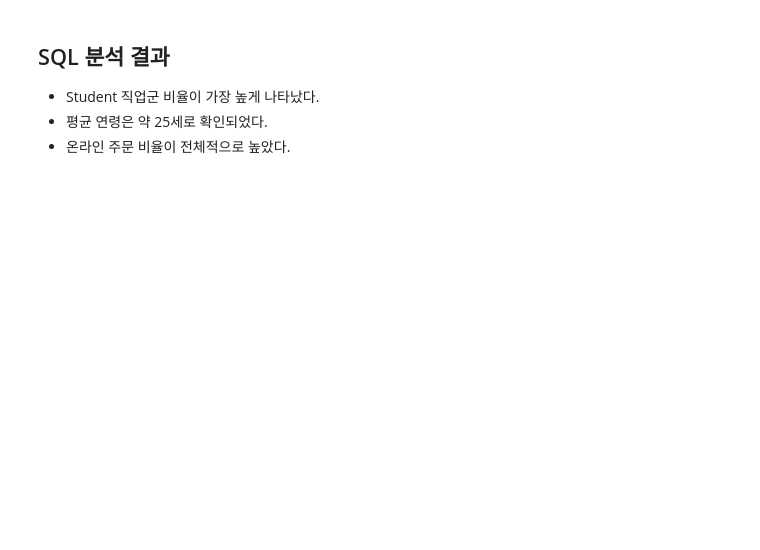
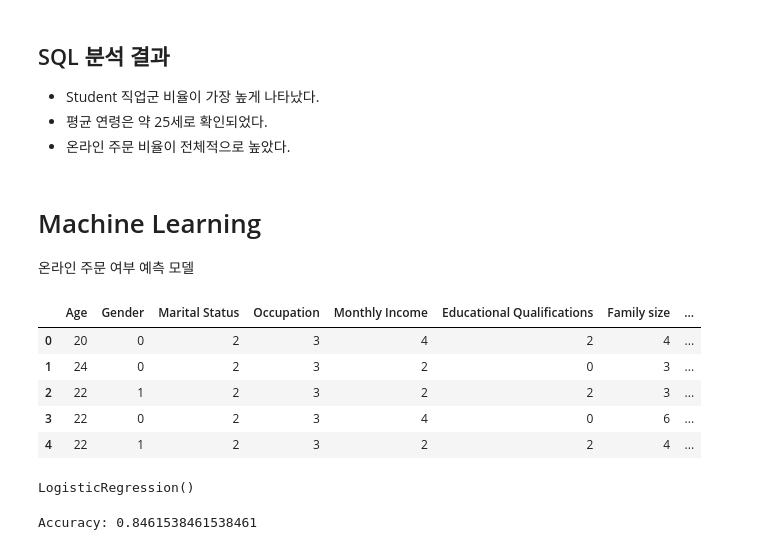
Before and after one commit to zuzusnasna/delivery-data-analysis, a Jupyter notebook: notebooks/delivery_analysis.ipynb, the cells around one changed output. Saved outputs shown, nothing was run; the diff lists cells and outputs as text; code cells hidden in the pictures; blank space fills up the shorter version.

```diff
--- a/notebooks/delivery_analysis.ipynb
+++ b/notebooks/delivery_analysis.ipynb
@@ -322,3 +322,6 @@ plt.show()
 - Student 직업군 비율이 가장 높게 나타났다.
 - 평균 연령은 약 25세로 확인되었다.
 - 온라인 주문 비율이 전체적으로 높았다.
+# %% [markdown]
+# Machine Learning
+온라인 주문 여부 예측 모델
@@ -324,0 +345,9 @@ plt.show()
+# %%
+ml_df.head()
+# %% [output]
+|  | Age | Gender | Marital Status | Occupation | Monthly Income | Educational Qualifications | Family size | ... |
+| 0 | 20 | 0 | 2 | 3 | 4 | 2 | 4 | ... |
+| 1 | 24 | 0 | 2 | 3 | 2 | 0 | 3 | ... |
+| 2 | 22 | 1 | 2 | 3 | 2 | 2 | 3 | ... |
+| 3 | 22 | 0 | 2 | 3 | 4 | 0 | 6 | ... |
+| 4 | 22 | 1 | 2 | 3 | 2 | 2 | 4 | ... |
@@ -324,0 +367,4 @@ plt.show()
+# %%
+model.fit(X_train, y_train)
+# %% [output]
+LogisticRegression()
@@ -324,0 +373,6 @@ plt.show()
+# %%
+accuracy = accuracy_score(y_test, predictions)
+
+print("Accuracy:", accuracy)
+# %% [output]
+Accuracy: 0.8461538461538461
```
Also changed, not shown: parts of 46 cells of this notebook.
